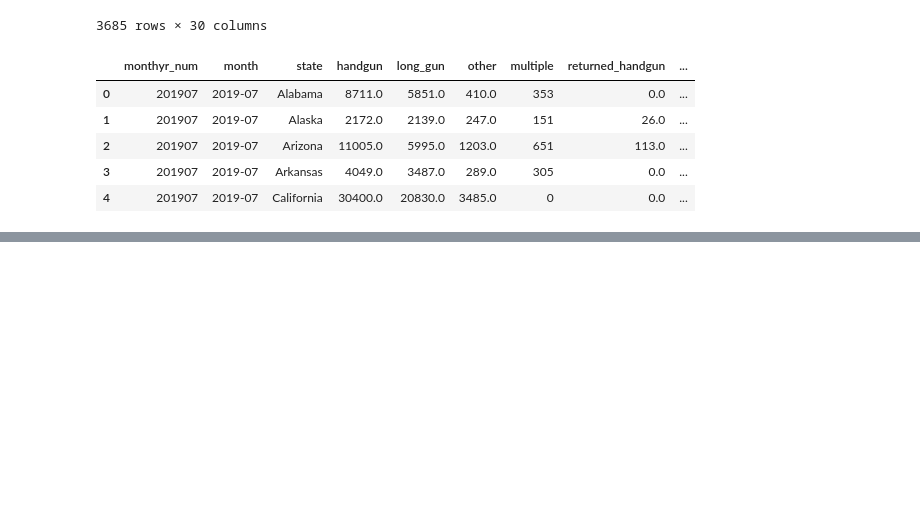
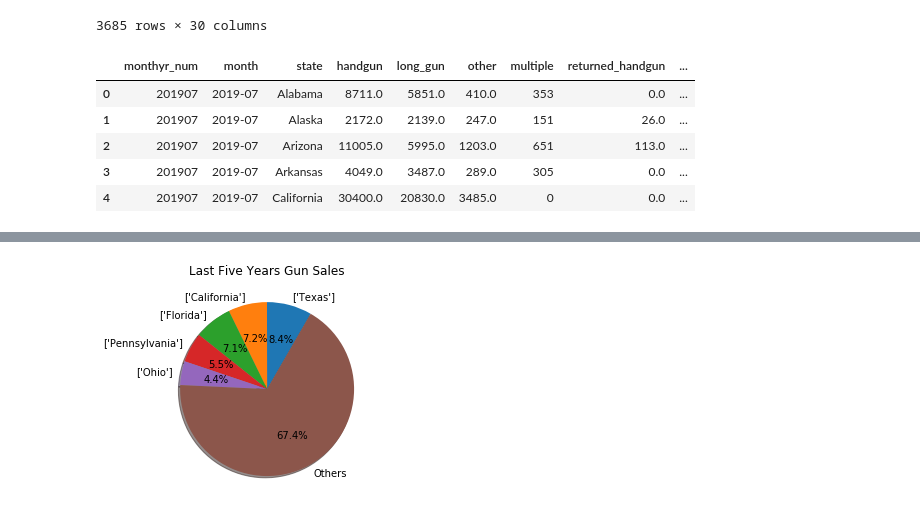
Before and after one commit to tmartinez52/Driving-Gun-Sales, a Jupyter notebook: Data Merged/project.ipynb, the cells around one changed output, grey strips where cells are left out. Cells and saved outputs as stored; diff of their text form; code cells hidden in the pictures; blank space fills up the shorter version.

Commit message:
added new images

```diff
--- a/Data Merged/project.ipynb
+++ b/Data Merged/project.ipynb
@@ -173,7 +173,7 @@ gun_df_1
 | 3684 | 201401 | 2014-01 | Wyoming | 505.0 | NaN | 1504.0 | 1816.0 | 87.0 | 82 | 0.0 | ... |
 3685 rows × 30 columns
 # %%
-gun_df_1=gun_df_1.drop(columns="permit_recheck")
+#gun_df_1=gun_df_1.drop(columns="permit_recheck")
 gun_df_1.head()
 # %% [output]
 |  | monthyr_num | month | state | handgun | long_gun | other | multiple | returned_handgun | ... |
@@ -184,0 +187,3 @@ gun_df_1.head()
+# %%
+group_gun_sale=gun_df_1.groupby("state")
+group_gun_sale["Total Sales"].sum()
@@ -184,0 +228,6 @@ gun_df_1.head()
+# %%
+df_gun=pd.DataFrame({
+    "States": group_gun_sale["state"].unique(),
+    "# Gun Sales":group_gun_sale["Total Sales"].sum()
+})
+df_gun.head()
@@ -184,0 +242,11 @@ gun_df_1.head()
+# %%
+df_gun=df_gun.sort_values('# Gun Sales', ascending = False)
+df_gun_1=df_gun[:5].copy()
+
+new_row = pd.DataFrame(data = {
+    'States' : ['Others'],
+    '# Gun Sales' : [df_gun['# Gun Sales'][5:].sum()]
+})
+
+df_gun_1 = pd.concat([df_gun_1, new_row])
+df_gun_1
@@ -184,0 +261,6 @@ gun_df_1.head()
+# %%
+plt.pie(df_gun_1["# Gun Sales"],labels=df_gun_1["States"],autopct="%1.1f%%",shadow=True, startangle=60)
+plt.title("Last Five Years Gun Sales")
+plt.savefig("Gun_Sales_States_Percentage.png")
+# %% [output]
+[figure, added]
```
Also changed, not shown: parts of 19 cells of this notebook, 16 other files.
